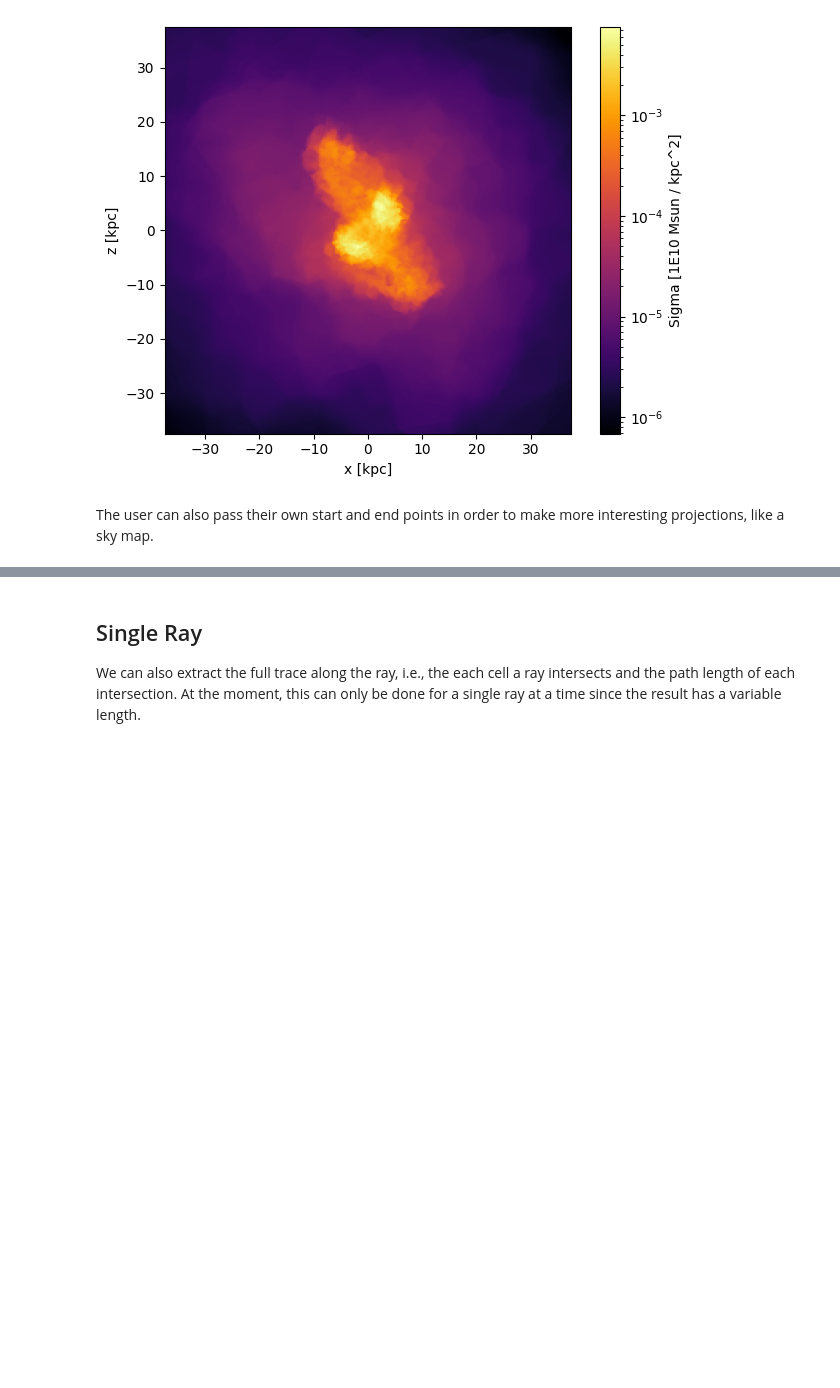
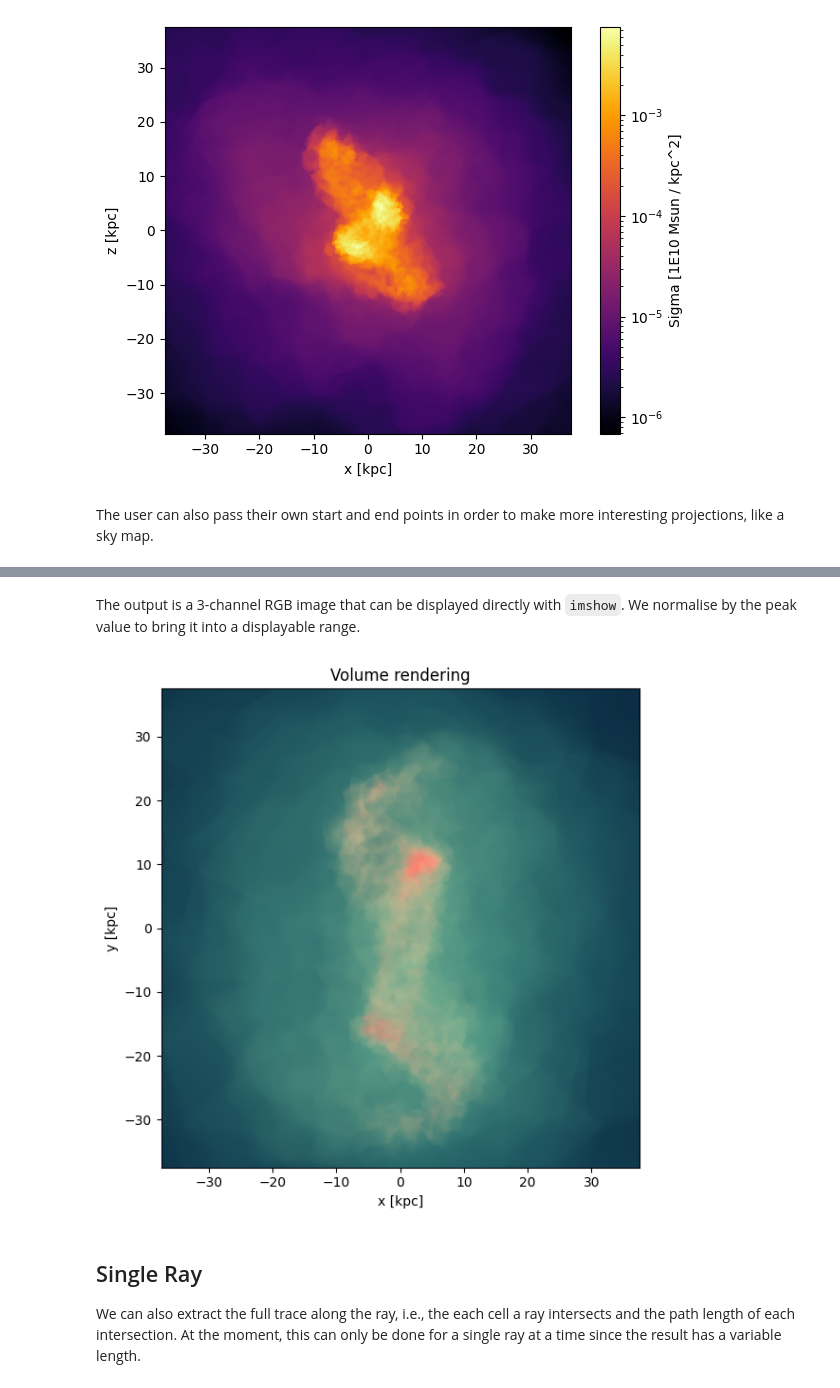
Before and after one commit to gusbeane/vortrace, a Jupyter notebook: docs/QuickStart.ipynb, the cells around one changed output, grey strips where cells are left out. Saved outputs shown, nothing was run; the diff lists cells and outputs as text; code cells hidden in the pictures; blank space fills up the shorter version.

```diff
--- a/docs/QuickStart.ipynb
+++ b/docs/QuickStart.ipynb
@@ -132,0 +182,8 @@ Wall time: 1.66 s
+# %%
+R, G, B, alpha = transfer_function(rho)
+fields_rgba = np.column_stack([R, G, B, alpha])
+print(f"RGBA fields shape: {fields_rgba.shape}")
+
+pc_vol = vt.ProjectionCloud(
+    pos, fields_rgba, vol=vol,
+    boundbox=[0., BoxSize, 0., BoxSize, 0., BoxSize])
@@ -132,0 +192,8 @@ Wall time: 1.66 s
+# %%
+%%time
+extent = [BoxSize / 2. - L / 2., BoxSize / 2. + L / 2.]
+bounds = [0., BoxSize]
+npix = 256
+
+dat_vol = pc_vol.grid_projection(extent, npix, bounds, None, reduction='volume')
+print(f"Volume render output shape: {dat_vol.shape}")  # (256, 256, 3)
@@ -133,3 +204,20 @@ Wall time: 1.66 s
+# %% [markdown]
+The output is a 3-channel RGB image that can be displayed directly with `imshow`. We normalise by the peak value to bring it into a displayable range.
+# %%
+fig, ax = plt.subplots(figsize=(6, 6))
+
+# Normalise to [0, 1] for display
+img = dat_vol / dat_vol.max()
+
+ax.imshow(np.swapaxes(img, 0, 1), origin='lower',
+          extent=[-L/2., L/2., -L/2., L/2.])
+ax.set_xlabel('x [kpc]')
+ax.set_ylabel('y [kpc]')
+ax.set_title('Volume rendering')
+fig.tight_layout()
+plt.show()
+# %% [output]
+[figure, added]
 # %% [markdown]
 ## Single Ray
 
```
Also changed, not shown: parts of 13 cells of this notebook.
